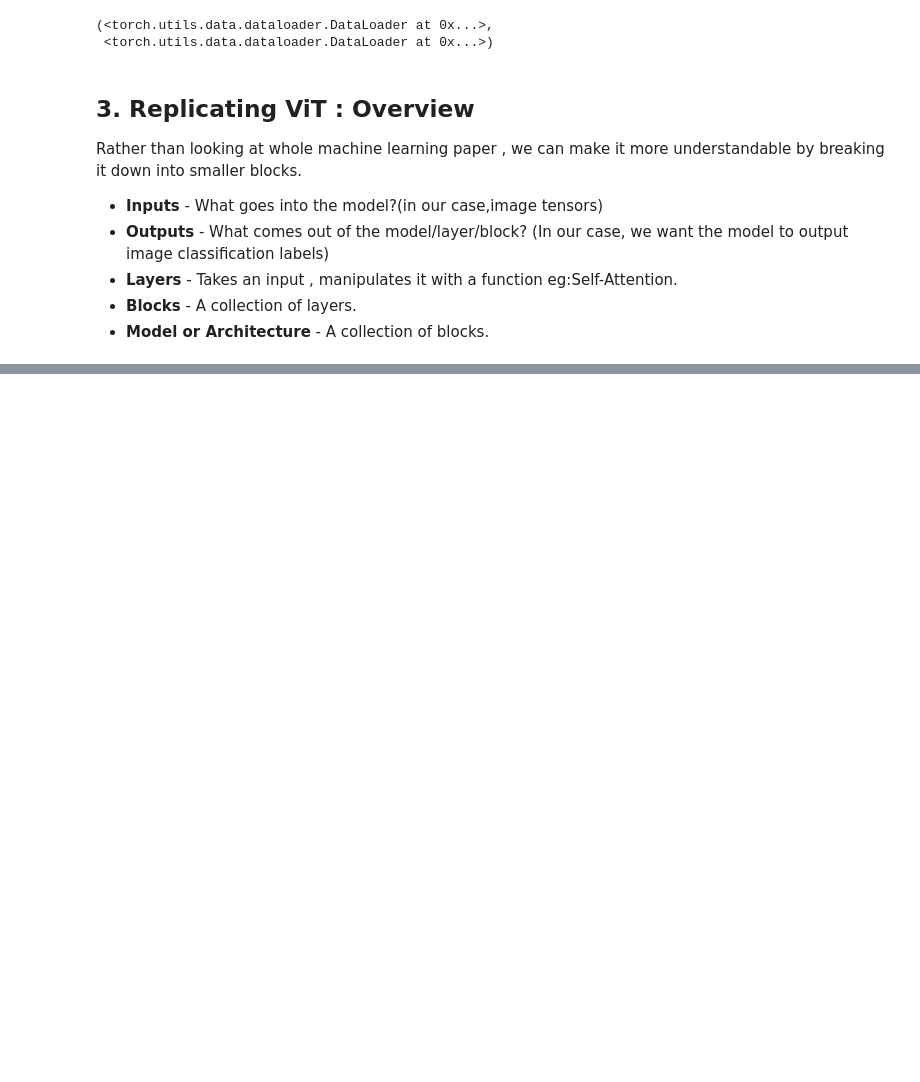
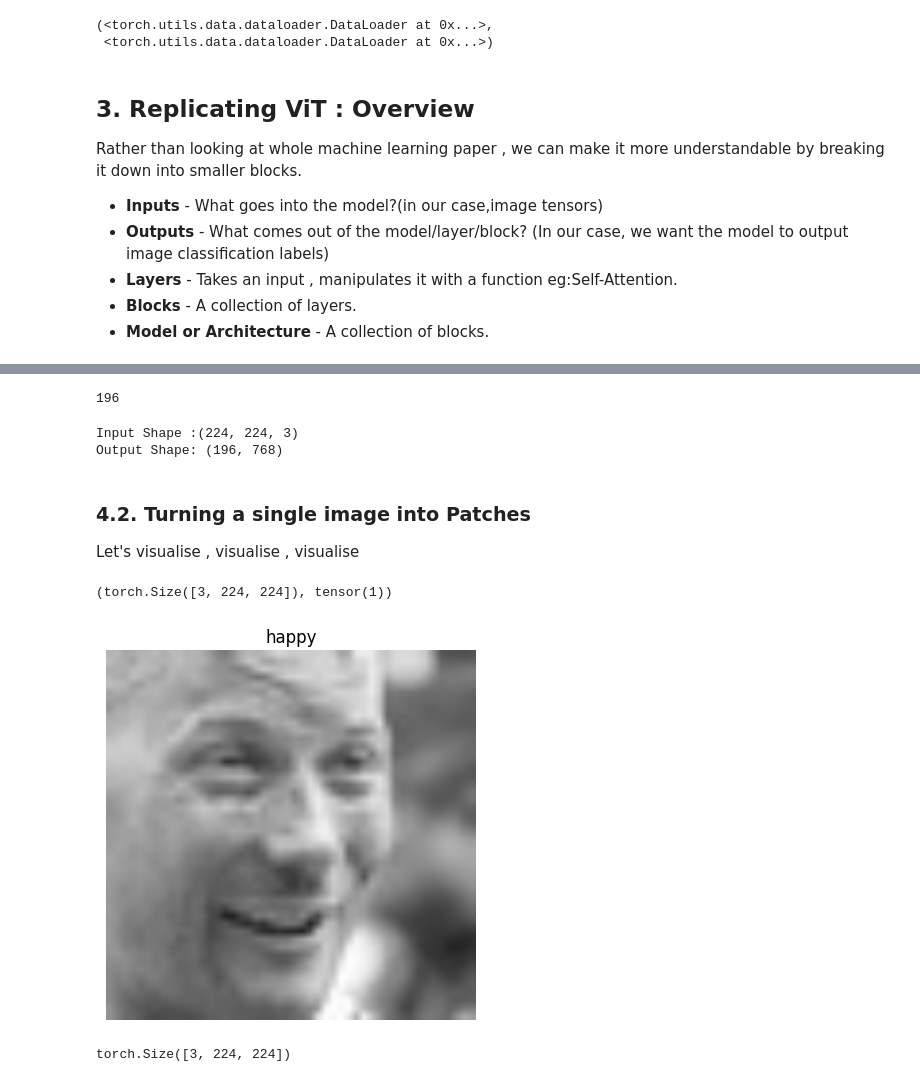
Before and after one commit to mroshan454/Replicating-ViT-Research-Paper, a Jupyter notebook: Replicating_The_ViT_Paper_from_Scratch.ipynb, the cells around one changed output, grey strips where cells are left out. Saved outputs shown, nothing was run; the diff lists cells and outputs as text; code cells hidden in the pictures; blank space fills up the shorter version.

```diff
--- a/Replicating_The_ViT_Paper_from_Scratch.ipynb
+++ b/Replicating_The_ViT_Paper_from_Scratch.ipynb
@@ -284,0 +326,51 @@ Similar to BERT's [class] token, we prepend a learnable embedding to the sequenc
+# %%
+#Creating Example values
+height = 224
+width = 224
+color_channels = 3
+patch_size = 16
+
+#Calculate the number of patches
+num_patches = int((height*width) / patch_size**2)
+num_patches
+# %% [output]
+196
+# %%
+#Input shape
+embedding_layer_input_shape = (height,width,color_channels)
+
+#Output shape
+embedding_layer_output_shape = (num_patches,patch_size**2 * color_channels)
+
+print(f"Input Shape :{embedding_layer_input_shape}")
+print(f"Output Shape: {embedding_layer_output_shape}")
+# %% [output]
+Input Shape :(224, 224, 3)
+Output Shape: (196, 768)
+# %% [markdown]
+### 4.2. Turning  a single image into Patches
+
+Let's visualise , visualise , visualise
+# %%
+# Get a batch of images
+image_batch , label_batch = next(iter(train_dataloader))
+
+#Get a single image and label from the batch
+image , label = image_batch[0] , label_batch[0]
+
+
+#View the single image and label shapes
+image.shape, label
+# %% [output]
+(torch.Size([3, 224, 224]), tensor(1))
+# %%
+# View a single image
+plt.imshow(image.permute(1,2,0))
+plt.title(class_names[label])
+plt.axis(False);
+# %% [output]
+[figure, added]
+# %%
+image.shape
+# %% [output]
+torch.Size([3, 224, 224])
```
Also changed, not shown: parts of 44 cells of this notebook.
